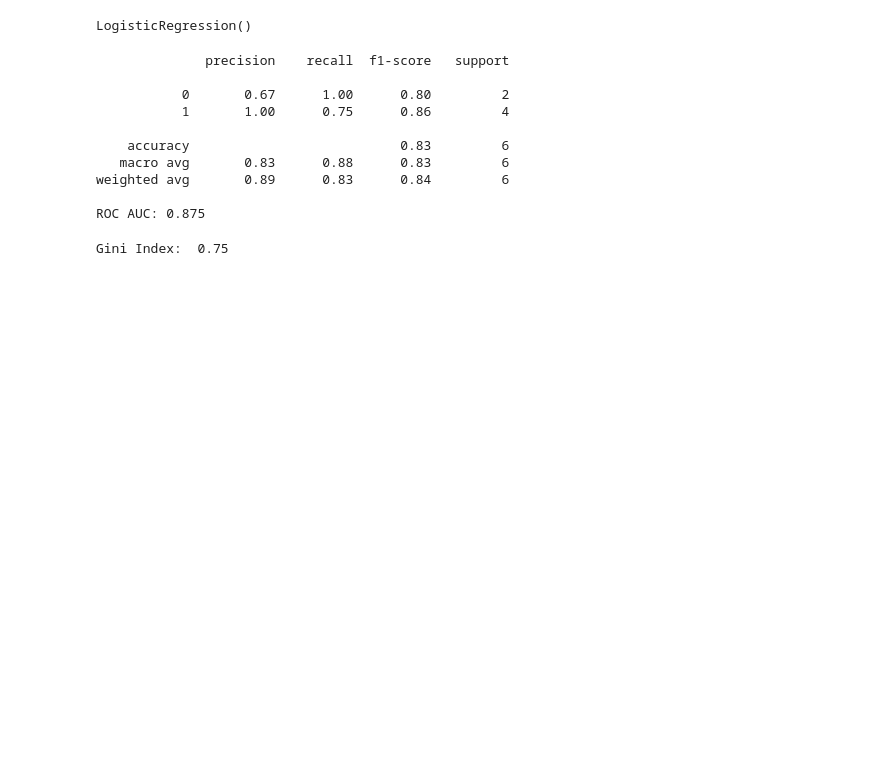
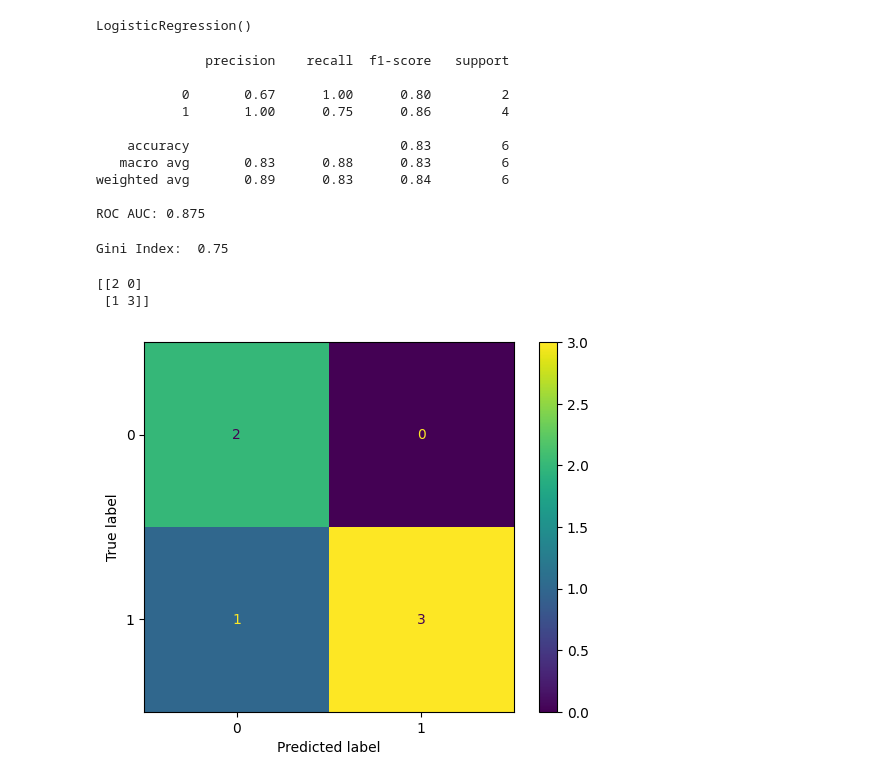
Before and after one commit to jflorescuba/Machine_learning, a Jupyter notebook: GLM_models/Insurance/model.ipynb, the cells around one changed output. Drawn from its saved outputs; the diff is of its cells as text; code cells hidden in the pictures; blank space fills up the shorter version.

```diff
--- a/GLM_models/Insurance/model.ipynb
+++ b/GLM_models/Insurance/model.ipynb
@@ -79,3 +89,12 @@ print(f"Gini Index: {gini: .2f}")
 # 1 indicates perfect classification (model predicts all outcomes correctly).
 # %% [output]
 Gini Index:  0.75
+# %%
+print(confusion_matrix(y_test,y_pred))
+# %% [output]
+[[2 0]
+ [1 3]]
+# %%
+ConfusionMatrixDisplay.from_estimator(model, X_test, y_test);
+# %% [output]
+[figure, added]
```
Also changed, not shown: parts of 5 cells of this notebook.
